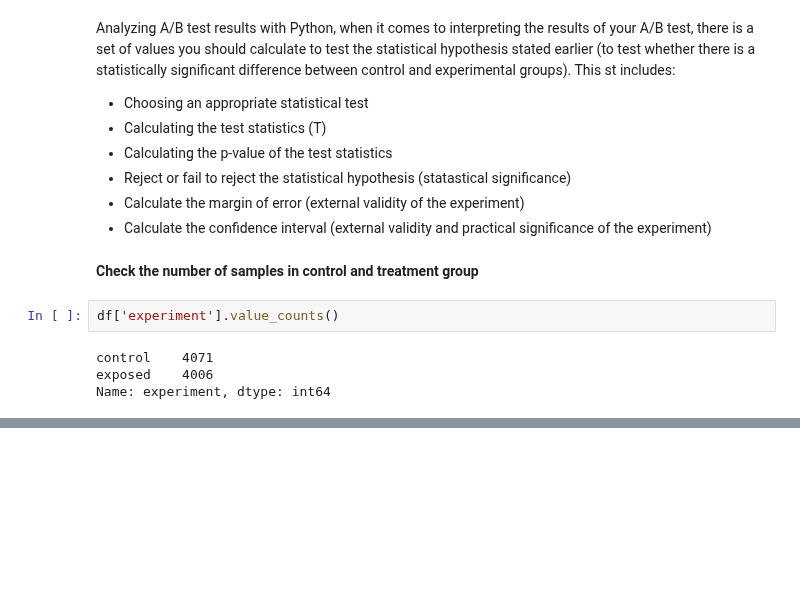
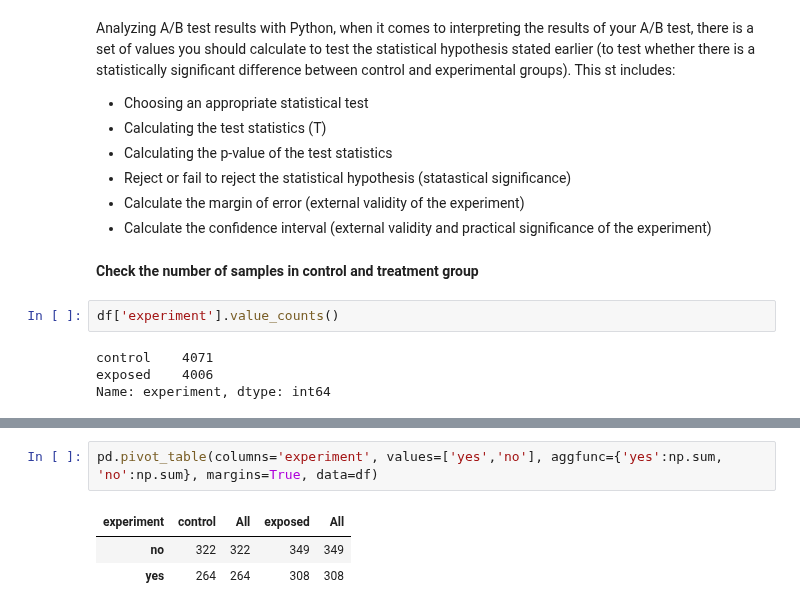
Before and after one commit to arifaygun/Magnimind-ML, a Jupyter notebook: Office_Hour_Capstone_Project(1).ipynb, the cells around one changed output, grey strips where cells are left out. Saved outputs shown, nothing was run; the diff lists cells and outputs as text; blank space fills up the shorter version.

```diff
--- a/Office_Hour_Capstone_Project(1).ipynb
+++ b/Office_Hour_Capstone_Project(1).ipynb
@@ -521,0 +544,6 @@ Name: experiment, dtype: int64
+# %%
+pd.pivot_table(columns='experiment', values=['yes','no'], aggfunc={'yes':np.sum, 'no':np.sum}, margins=True, data=df)
+# %% [output]
+| experiment | control | All | exposed | All |
+| no | 322 | 322 | 349 | 349 |
+| yes | 264 | 264 | 308 | 308 |
```
Also changed, not shown: parts of 10 cells of this notebook.
